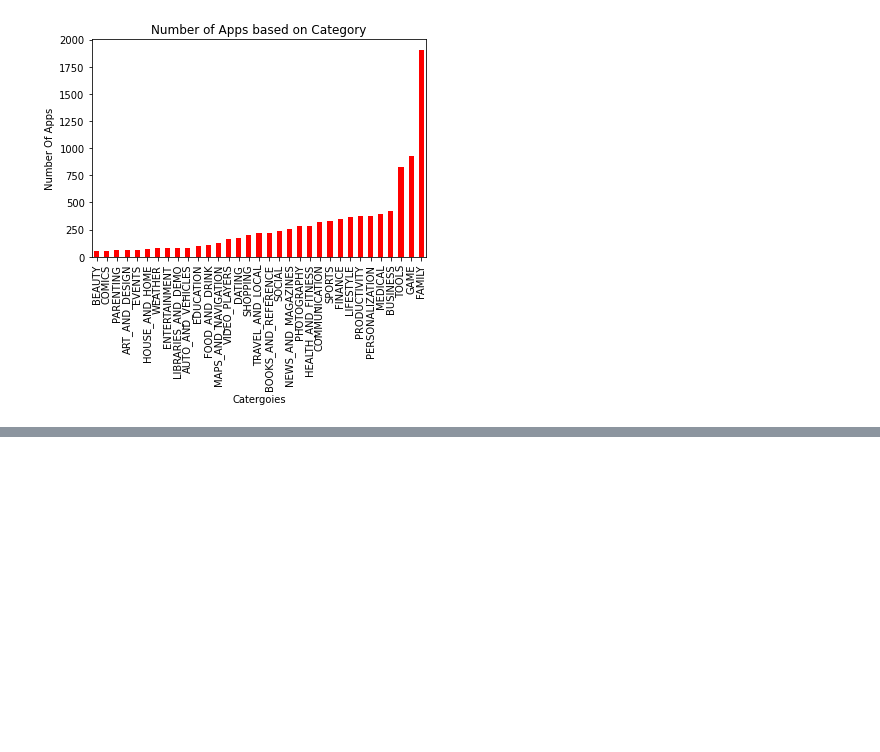
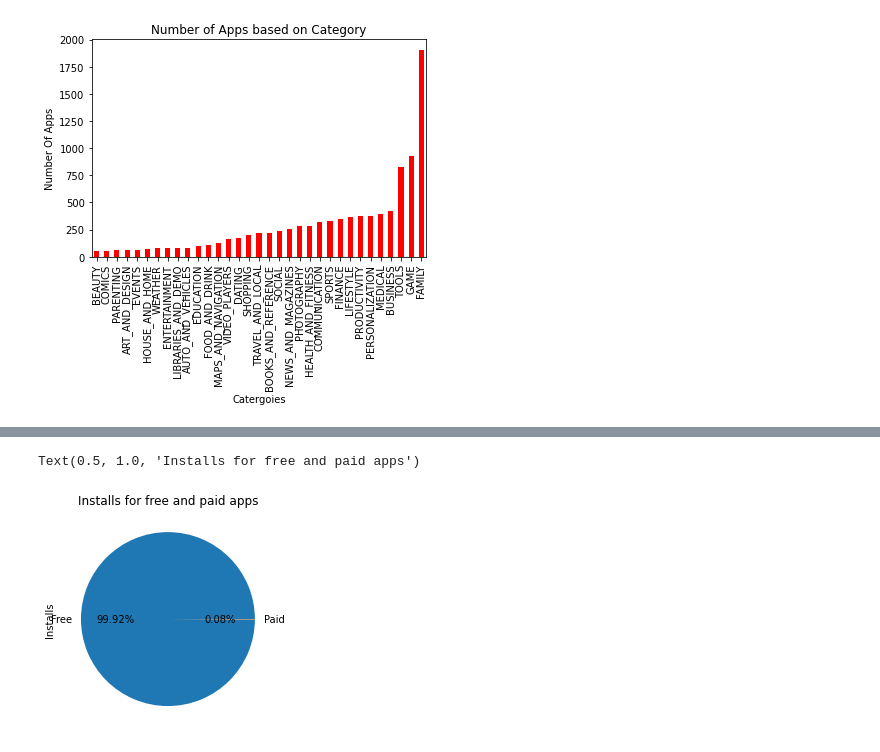
Before and after one commit to Srijan-Rai/Playstore, a Jupyter notebook: Copy_of_Play_Store_App_Review_Analysis_Capstone_Project.ipynb, the cells around one changed output, grey strips where cells are left out. Cells and saved outputs as stored; diff of their text form; code cells hidden in the pictures; blank space fills up the shorter version.

```diff
--- a/Copy_of_Play_Store_App_Review_Analysis_Capstone_Project.ipynb
+++ b/Copy_of_Play_Store_App_Review_Analysis_Capstone_Project.ipynb
@@ -243,0 +334,6 @@ Text(0.5, 1.0, 'Number of Apps based on Category')
+# %%
+playstore_Df.groupby(['Type'])['Installs'].sum().plot(kind = 'pie',autopct="%.2f%%")
+plt.title("Installs for free and paid apps")
+# %% [output]
+Text(0.5, 1.0, 'Installs for free and paid apps')
+[figure, added]
```
Also changed, not shown: parts of 19 cells of this notebook.
